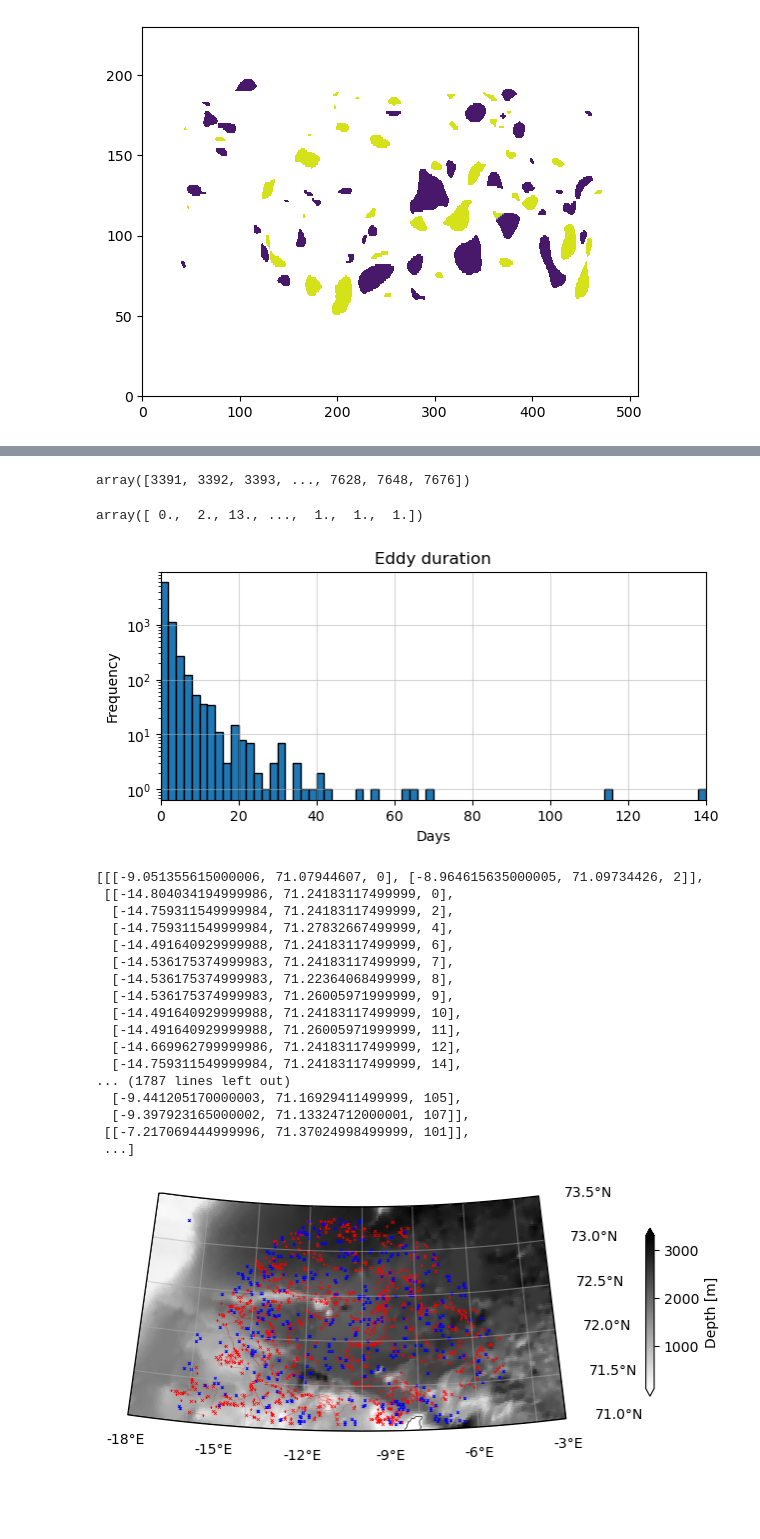
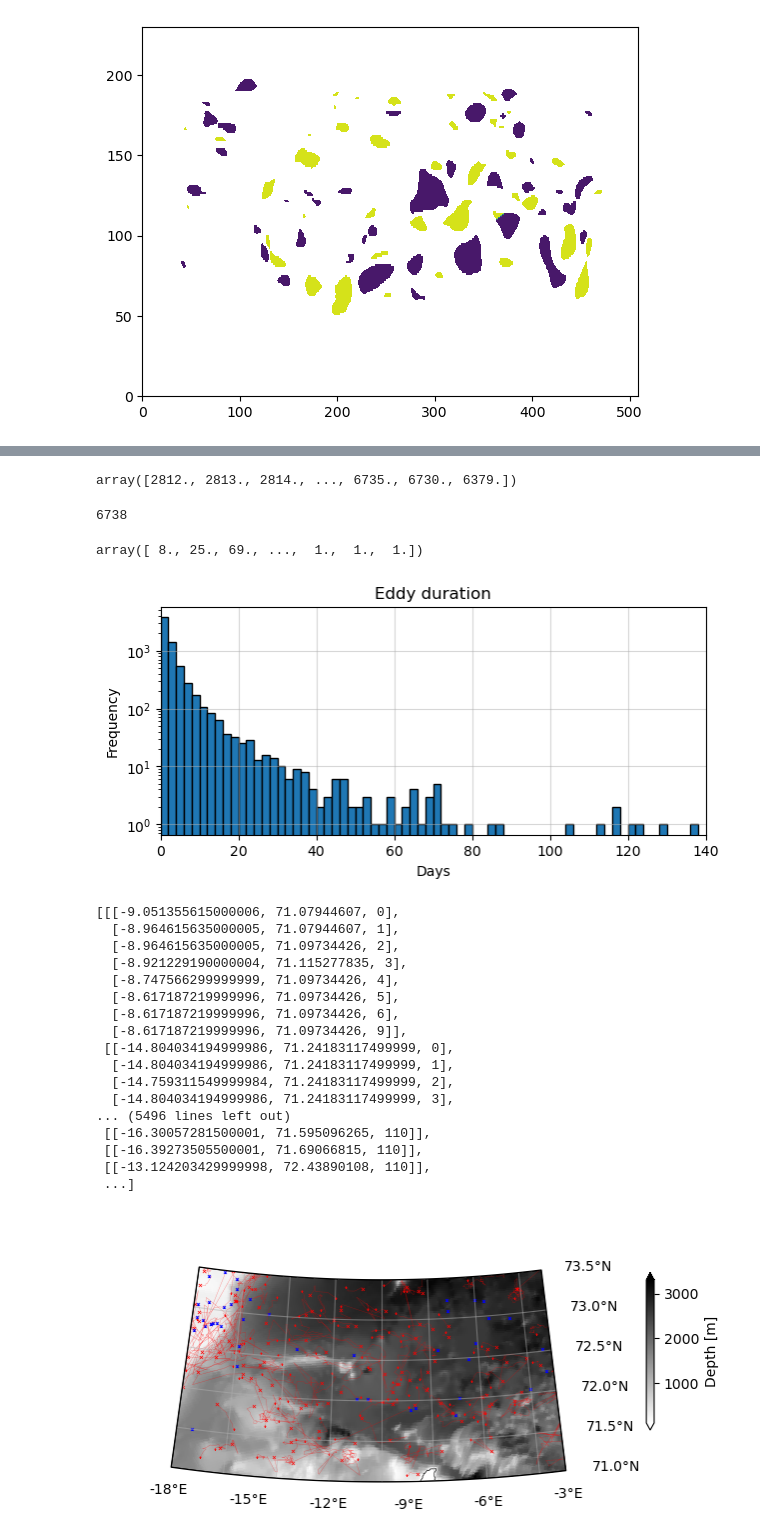
Before and after one commit to EirikKvamme/MScEirik, a Jupyter notebook: Eddies/EddyTracking.ipynb, the cells around one changed output, grey strips where cells are left out. Saved outputs shown, nothing was run; the diff lists cells and outputs as text; code cells hidden in the pictures; blank space fills up the shorter version.

```diff
--- a/Eddies/EddyTracking.ipynb
+++ b/Eddies/EddyTracking.ipynb
@@ -75,0 +86,3 @@ array([   0.        , 3391.        ,   71.07944607,  -10.21928261])
+# %%
+eddies_ID_max_t = locMax.set_index(['Time'])
+eddies_ID_min_t = locMin.set_index(['Time'])
@@ -76,17 +220,23 @@ array([   0.        , 3391.        ,   71.07944607,  -10.21928261])
 # %%
 display(locMin['ID'].values)
 # %% [output]
-array([3391, 3392, 3393, ..., 7628, 7648, 7676])
+array([2812., 2813., 2814., ..., 6735., 6730., 6379.])
 # %%
-Days = np.zeros(np.max(locMin['ID'].values))
+max_id = int(np.max(locMin['ID']))
+print(max_id)
+
+# Create the Days array with integer max_id
+Days = np.zeros(max_id)
 for ID in locMax['ID']:
-    Days[ID-1] += 1
+    Days[int(ID)-1] += 1
 for ID in locMin['ID']:
-    Days[ID-1] += 1
+    Days[int(ID)-1] += 1
+# %% [output]
+6738
 # %%
 display(Days)
 # %% [output]
-array([ 0.,  2., 13., ...,  1.,  1.,  1.])
+array([ 8., 25., 69., ...,  1.,  1.,  1.])
 # %%
 fig, ax = plt.subplots(
     figsize=(6.2217,3),layout='constrained'
@@ -102,33 +252,33 @@ fig.savefig(f'/nird/home/ekv036/MSc/Fig/EddyDuration',dpi=300, facecolor='w', ed
             orientation='landscape', format=None,
             transparent=False, bbox_inches=None,pad_inches=0.25)
 # %% [output]
-[figure, old version]
+[figure, new version]
 # %%
 steps = np.arange(np.max(locMin['ID'].values))
 Days_pos = [[] for i in steps]
 for ID,LAT,LON,TIME in zip(locMax['ID'],locMax['Latitude'],locMax['Longitude'],locMax['Time']):
-    Days_pos[ID-1].append([LON,LAT,TIME])
+    Days_pos[int(ID)-1].append([LON,LAT,TIME])
 for ID,LAT,LON,TIME in zip(locMin['ID'],locMin['Latitude'],locMin['Longitude'],locMin['Time']):
-    Days_pos[ID-1].append([LON,LAT,TIME])
+    Days_pos[int(ID)-1].append([LON,LAT,TIME])
 
 display(Days_pos)
 # %% [output]
-[[[-9.051355615000006, 71.07944607, 0], [-8.964615635000005, 71.09734426, 2]],
+[[[-9.051355615000006, 71.07944607, 0],
+  [-8.964615635000005, 71.07944607, 1],
+  [-8.964615635000005, 71.09734426, 2],
+  [-8.921229190000004, 71.115277835, 3],
+  [-8.747566299999999, 71.09734426, 4],
+  [-8.617187219999996, 71.09734426, 5],
+  [-8.617187219999996, 71.09734426, 6],
+  [-8.617187219999996, 71.09734426, 9]],
  [[-14.804034194999986, 71.24183117499999, 0],
+  [-14.804034194999986, 71.24183117499999, 1],
   [-14.759311549999984, 71.24183117499999, 2],
-  [-14.759311549999984, 71.27832667499999, 4],
-  [-14.491640929999988, 71.24183117499999, 6],
-  [-14.536175374999983, 71.24183117499999, 7],
-  [-14.536175374999983, 71.22364068499999, 8],
-  [-14.536175374999983, 71.26005971999999, 9],
-  [-14.491640929999988, 71.24183117499999, 10],
-  [-14.491640929999988, 71.26005971999999, 11],
-  [-14.669962799999986, 71.24183117499999, 12],
-  [-14.759311549999984, 71.24183117499999, 14],
-... (1787 lines left out)
-  [-9.441205170000003, 71.16929411499999, 105],
-  [-9.397923165000002, 71.13324712000001, 107]],
- [[-7.217069444999996, 71.37024998499999, 101]],
+  [-14.804034194999986, 71.24183117499999, 3],
+... (5496 lines left out)
+ [[-16.30057281500001, 71.595096265, 110]],
+ [[-16.39273505500001, 71.69066815, 110]],
+ [[-13.124203429999998, 72.43890108, 110]],
  ...]
 # %%
 warm = np.max(locMax['ID'].values)
@@ -144,10 +294,10 @@ cbar.set_label('Depth [m]')
 ax.contour(depth_no_nan.XC, depth_no_nan.YC, depth_no_nan, [0], linewidths=0.5, colors='black', transform=ccrs.PlateCarree())
 
 for ID,data in enumerate(Days_pos):
-    if FWC[data[0][2]].sel(Y=data[0][1],method='nearest').sel(X=data[0][0],method='nearest') < 0.25:
+    if FWC[data[0][2]].sel(Y=data[0][1],method='nearest').sel(X=data[0][0],method='nearest') < 1.25:
         continue
 
-    if len(data) < 2:
+    if len(data) < 6:
         continue
 
     if ID <= warm:
@@ -194,31 +344,31 @@ verts_proj = verts_proj[:, :2]  # Only keep x and y coordinates
 # Create the path
 codes = [Path.MOVETO] + [Path.LINETO] * (len(verts_proj) - 1) + [Path.CLOSEPOLY]
 path = Path(np.vstack([verts_proj, verts_proj[0]]), codes)
 patch = PathPatch(path, transform=ax.transData, edgecolor='black', facecolor='none')
 ax.add_patch(patch)
 
 # Set the boundary using the transformed path
 ax.set_boundary(patch.get_path(), transform=ax.transData)
 
 # Add gridlines without labels
 gl = ax.gridlines(draw_labels=False,alpha=0.5)
 
 # Manually add the labels for the bottom and right sides
 xticks = np.arange(extent[0]-10, extent[1]-10 + 1, 3)  # Adjust the range and step as needed
 yticks = np.arange(extent[2], extent[3] + 0.5, 0.5)  # Adjust the range and step as needed
 
 # Add bottom labels
 for xtick in xticks:
     ax.text(xtick, extent[2]-0.2, f'{xtick}°E', transform=ccrs.PlateCarree(),
             fontsize=10, ha='center', va='top')
 
 # Add right labels
 for ytick in yticks:
     ax.text(extent[1] + 1-10, ytick, f'{ytick}°N', transform=ccrs.PlateCarree(),
             fontsize=10, ha='left', va='center')
 
 fig.savefig(f'/nird/home/ekv036/MSc/Fig/EddyPath',dpi=300, facecolor='w', edgecolor='w',
             orientation='landscape', format=None,
             transparent=False, bbox_inches=None,pad_inches=0.25)
 # %% [output]
-[figure, old version]
+[figure, new version]
```
Also changed, not shown: parts of 9 cells of this notebook, 1 other file.
